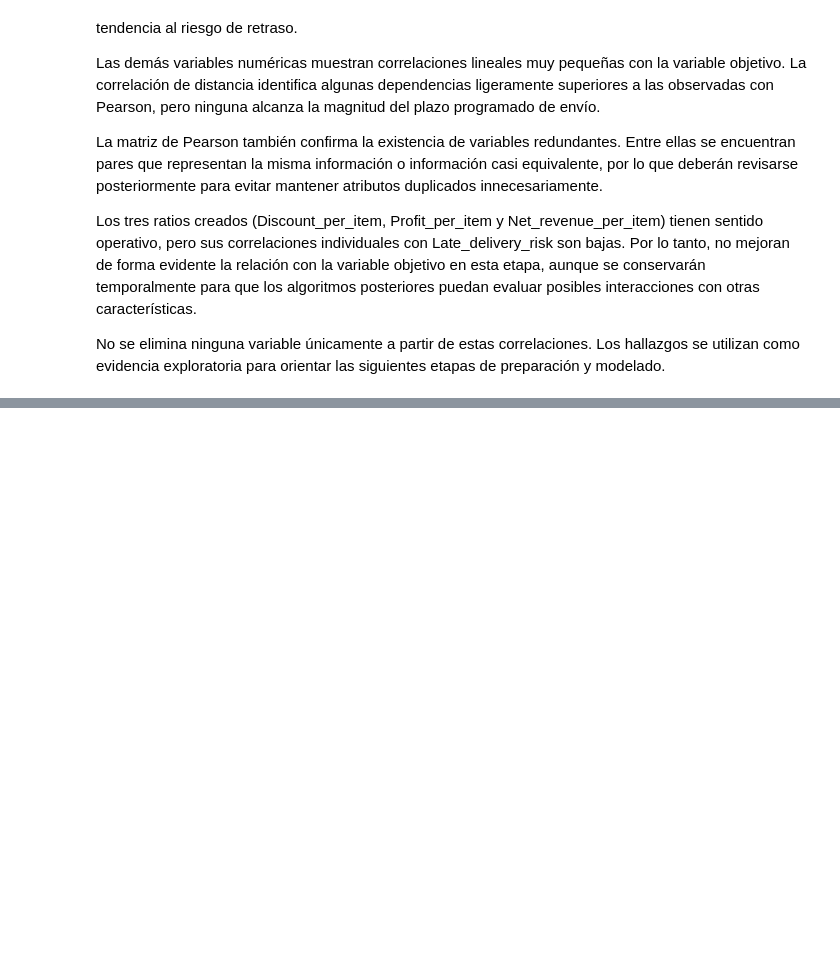
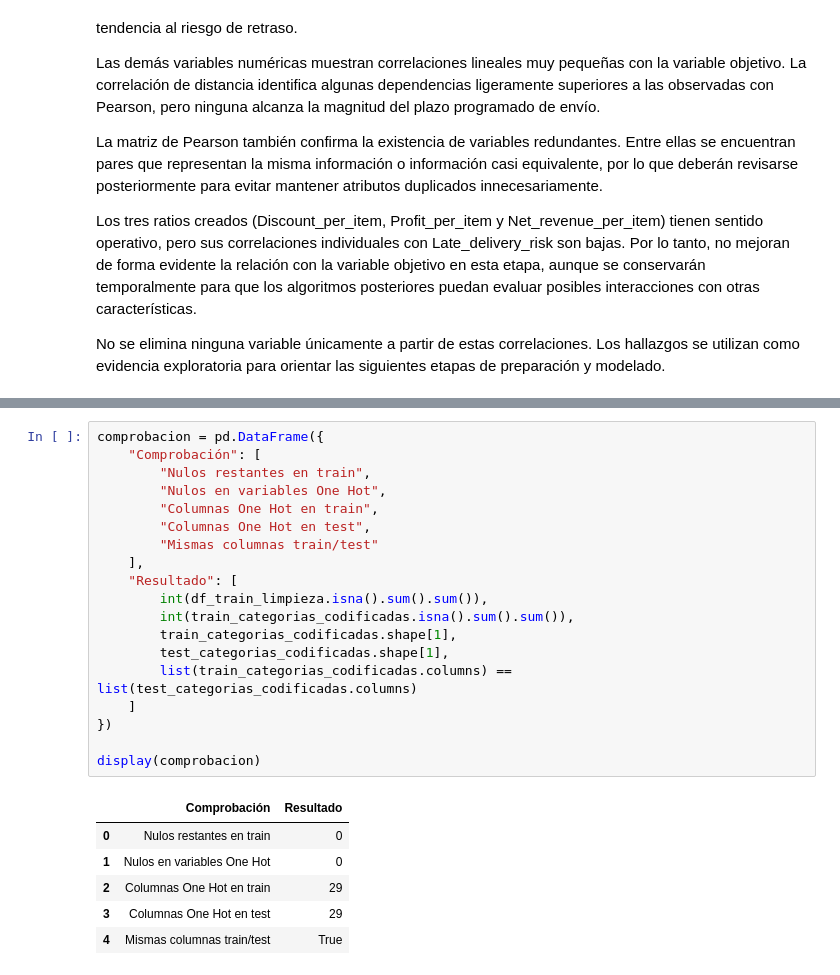
Before and after one commit to JB1302/Big-Data-G2, a Jupyter notebook: ProyectoDataCo.ipynb, the cells around one changed output, grey strips where cells are left out. Drawn from its saved outputs; the diff is of its cells as text; blank space fills up the shorter version.

```diff
--- a/ProyectoDataCo.ipynb
+++ b/ProyectoDataCo.ipynb
@@ -1277,0 +1567,26 @@ No se elimina ninguna variable únicamente a partir de estas correlaciones. Los
+# %%
+comprobacion = pd.DataFrame({
+    "Comprobación": [
+        "Nulos restantes en train",
+        "Nulos en variables One Hot",
+        "Columnas One Hot en train",
+        "Columnas One Hot en test",
+        "Mismas columnas train/test"
+    ],
+    "Resultado": [
+        int(df_train_limpieza.isna().sum().sum()),
+        int(train_categorias_codificadas.isna().sum().sum()),
+        train_categorias_codificadas.shape[1],
+        test_categorias_codificadas.shape[1],
+        list(train_categorias_codificadas.columns) == list(test_categorias_codificadas.columns)
+    ]
+})
+
+display(comprobacion)
+# %% [output]
+|  | Comprobación | Resultado |
+| 0 | Nulos restantes en train | 0 |
+| 1 | Nulos en variables One Hot | 0 |
+| 2 | Columnas One Hot en train | 29 |
+| 3 | Columnas One Hot en test | 29 |
+| 4 | Mismas columnas train/test | True |
```
Also changed, not shown: parts of 16 cells of this notebook.
